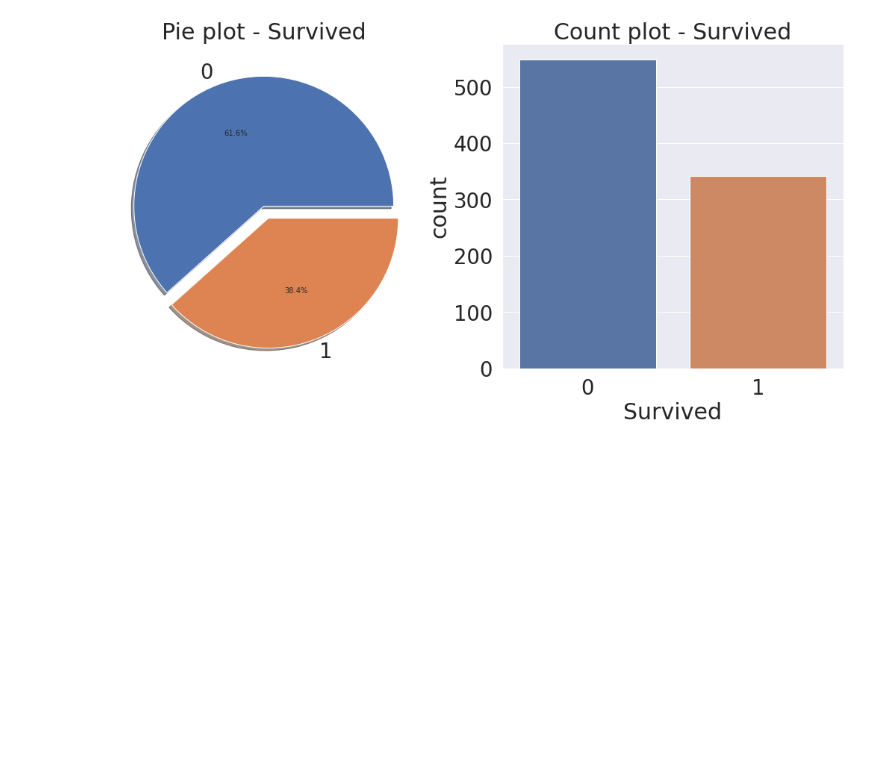
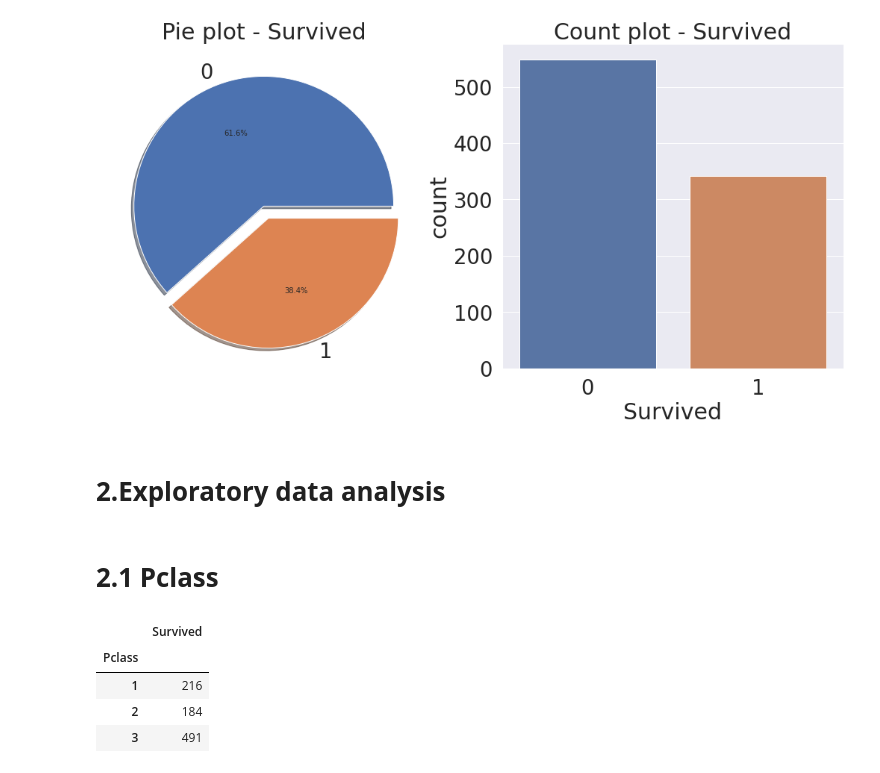
Before and after one commit to nayoung0306/kaggle_study, a Jupyter notebook: exploratory-data-0524.ipynb, the cells around one changed output. Saved outputs shown, nothing was run; the diff lists cells and outputs as text; code cells hidden in the pictures; blank space fills up the shorter version.

Commit message:
Kaggle Notebook | Exploratory_data_0524 | Version 8

```diff
--- a/exploratory-data-0524.ipynb
+++ b/exploratory-data-0524.ipynb
@@ -113,3 +113,15 @@ ax[1].set_title('Count plot - Survived')
 plt.show()
 # %% [output]
 [figure]
+# %% [markdown]
+# **2.Exploratory data analysis**
+# %% [markdown]
+# **2.1 Pclass**
+# %%
+df_train[['Pclass', 'Survived']].groupby(['Pclass'], as_index=True).count()
+# %% [output]
+|  | Survived |
+| Pclass |  |
+| 1 | 216 |
+| 2 | 184 |
+| 3 | 491 |
```
Also changed, not shown: parts of 2 cells of this notebook.
